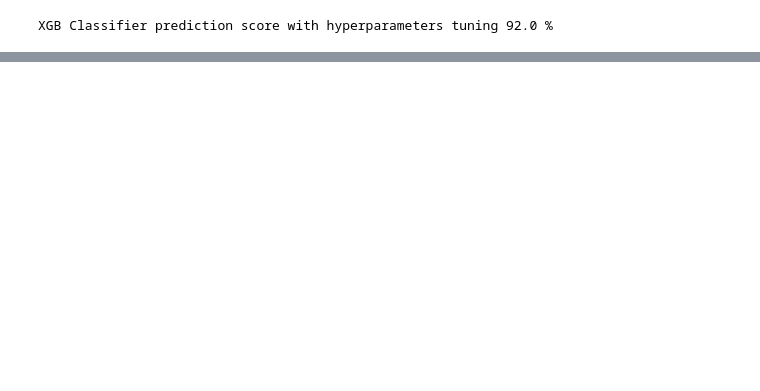
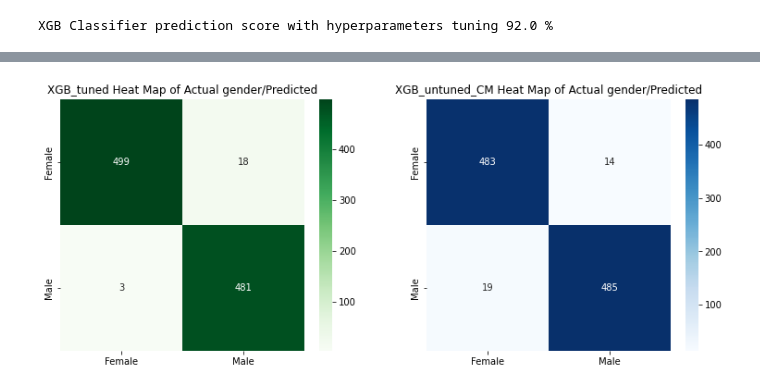
Before and after one commit to munas-git/Gender-classification, a Jupyter notebook: gender-classification.ipynb, the cells around one changed output, grey strips where cells are left out. Cells and saved outputs as stored; diff of their text form; code cells hidden in the pictures; blank space fills up the shorter version.

```diff
--- a/gender-classification.ipynb
+++ b/gender-classification.ipynb
@@ -379,6 +395,7 @@ XGBClassifier(base_score=0.5, booster='gbtree', colsample_bylevel=1,
 # %%
-XGB_score = r2_score(XGB_classifier.predict(x_test), y_test)
-print('XGB Classifier prediction score with hyperparameters tuning', round(XGB_score, 2)*100,'%')
+XGB_tuned_predictions = XGB_classifier.predict(x_test)
+XGB_tuned_score = r2_score(XGB_tuned_predictions, y_test)
+print('XGB Classifier prediction score with hyperparameters tuning', round(XGB_tuned_score, 2)*100,'%')
 # %% [output]
 XGB Classifier prediction score with hyperparameters tuning 92.0 %
 # %%
@@ -414,0 +440,16 @@ plt.show()
+# %%
+XGB_tuned_CM= confusion_matrix(XGB_tuned_predictions, y_test)
+XGB_untuned_CM = confusion_matrix(XGB_predictions, y_test)
+
+plt.figure(figsize=(13,5))
+plt.subplot(1,2,1)
+sns.heatmap(XGB_tuned_CM, cmap='Greens', annot=True, fmt='', xticklabels=['Female', 'Male'], yticklabels=['Female', 'Male']) #fmt specifies format i.e 2dp percentage, whole number. float
+plt.title("XGB_tuned Heat Map of Actual gender/Predicted")
+
+plt.subplot(1,2,2)
+sns.heatmap(XGB_untuned_CM, cmap='Blues', annot=True, fmt='', xticklabels=['Female', 'Male'], yticklabels=['Female', 'Male']) #fmt specifies format i.e 2dp percentage, whole number. float
+plt.title("XGB_untuned_CM Heat Map of Actual gender/Predicted")
+
+plt.show()
+# %% [output]
+[figure, added]
```
Also changed, not shown: parts of 13 cells of this notebook.
